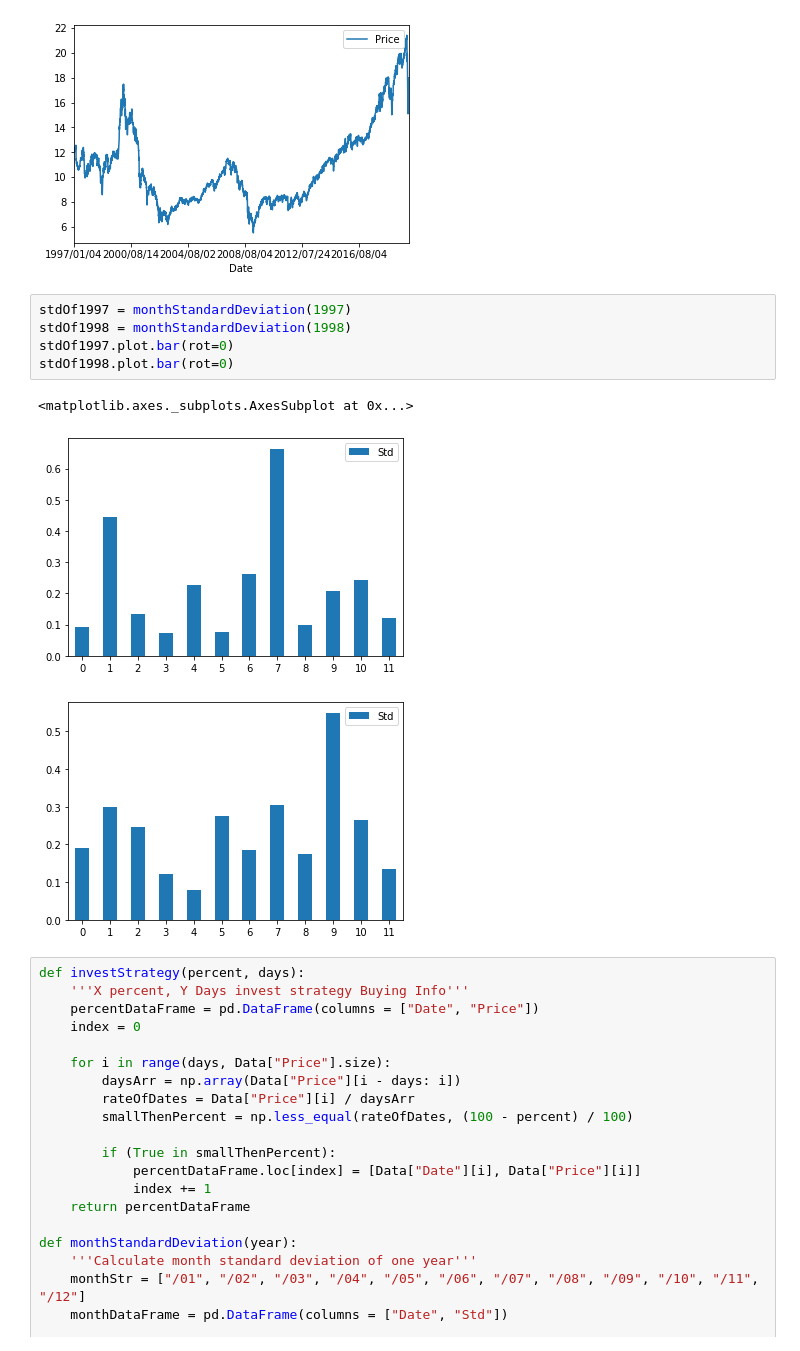
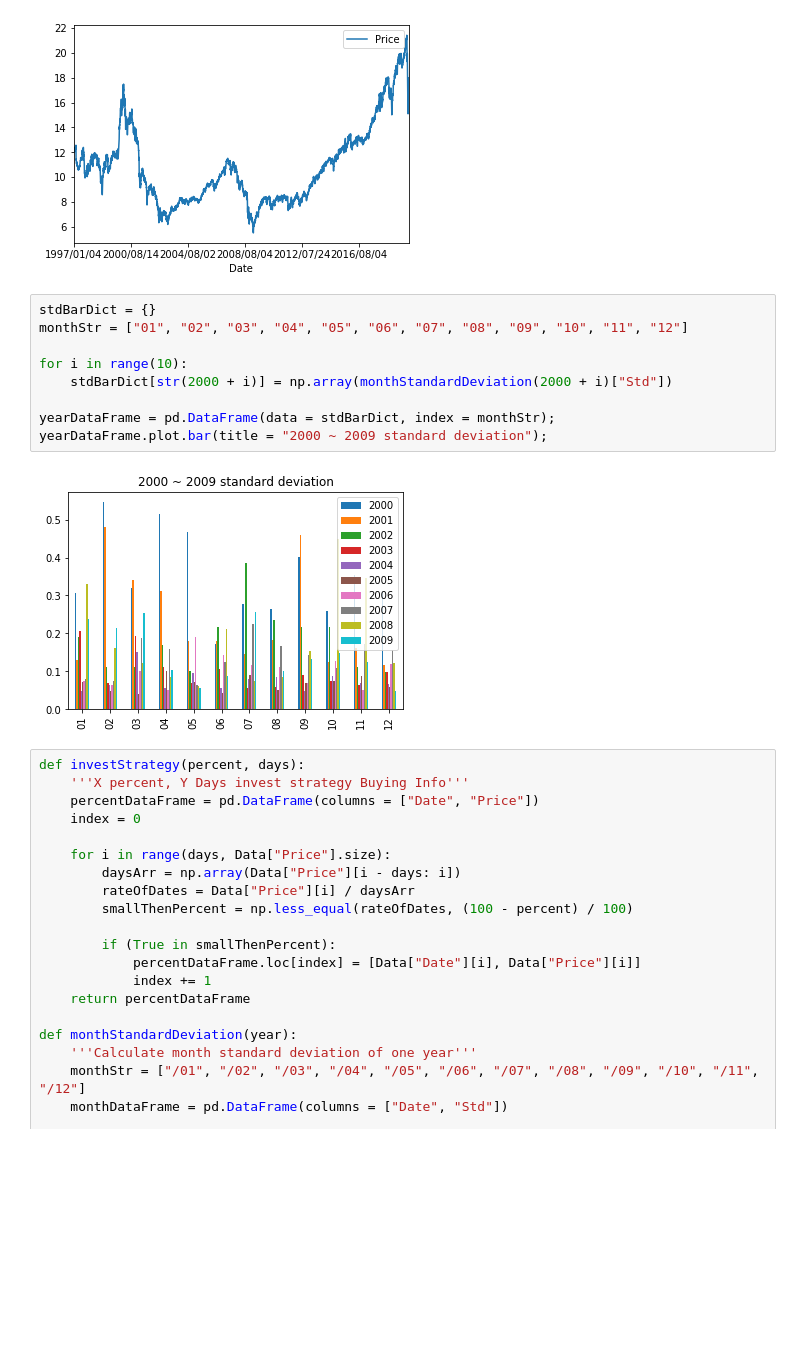
Before and after one commit to feather07170132/NOMURA_PROJECT, a Jupyter notebook: Data_Analysis.ipynb, the cells around one changed output. Saved outputs shown, nothing was run; the diff lists cells and outputs as text; blank space fills up the shorter version.

Commit message:
Add std bar chart

```diff
--- a/Data_Analysis.ipynb
+++ b/Data_Analysis.ipynb
@@ -8,15 +8,17 @@ Data.plot(x='Date', y='Price')
 # %% [output]
 <matplotlib.axes._subplots.AxesSubplot at 0x...>
 [figure]
-# %%
-stdOf1997 = monthStandardDeviation(1997)
-stdOf1998 = monthStandardDeviation(1998)
-stdOf1997.plot.bar(rot=0)
-stdOf1998.plot.bar(rot=0)
-# %% [output]
-<matplotlib.axes._subplots.AxesSubplot at 0x...>
-[figure, removed]
-[figure, removed]
+# %%
+stdBarDict = {}
+monthStr = ["01", "02", "03", "04", "05", "06", "07", "08", "09", "10", "11", "12"]
+
+for i in range(10):
+    stdBarDict[str(2000 + i)] = np.array(monthStandardDeviation(2000 + i)["Std"])
+
+yearDataFrame = pd.DataFrame(data = stdBarDict, index = monthStr);
+yearDataFrame.plot.bar(title = "2000 ~ 2009 standard deviation");
+# %% [output]
+[figure, added]
 # %%
 def investStrategy(percent, days):
     '''X percent, Y Days invest strategy Buying Info'''
```
Also changed, not shown: parts of 1 cell of this notebook.
